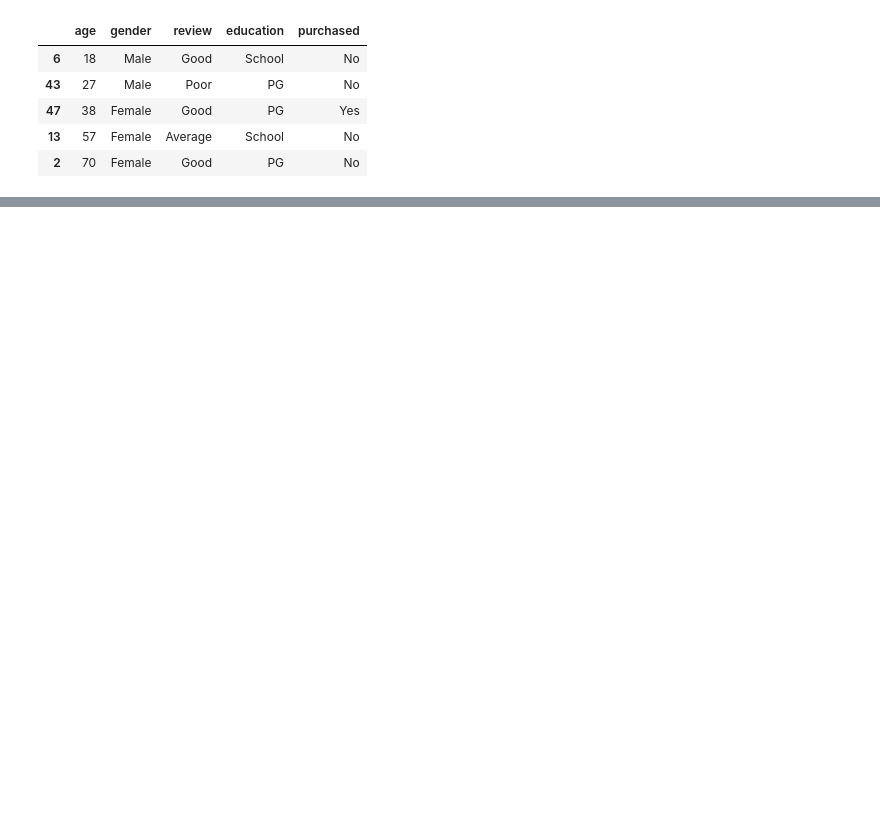
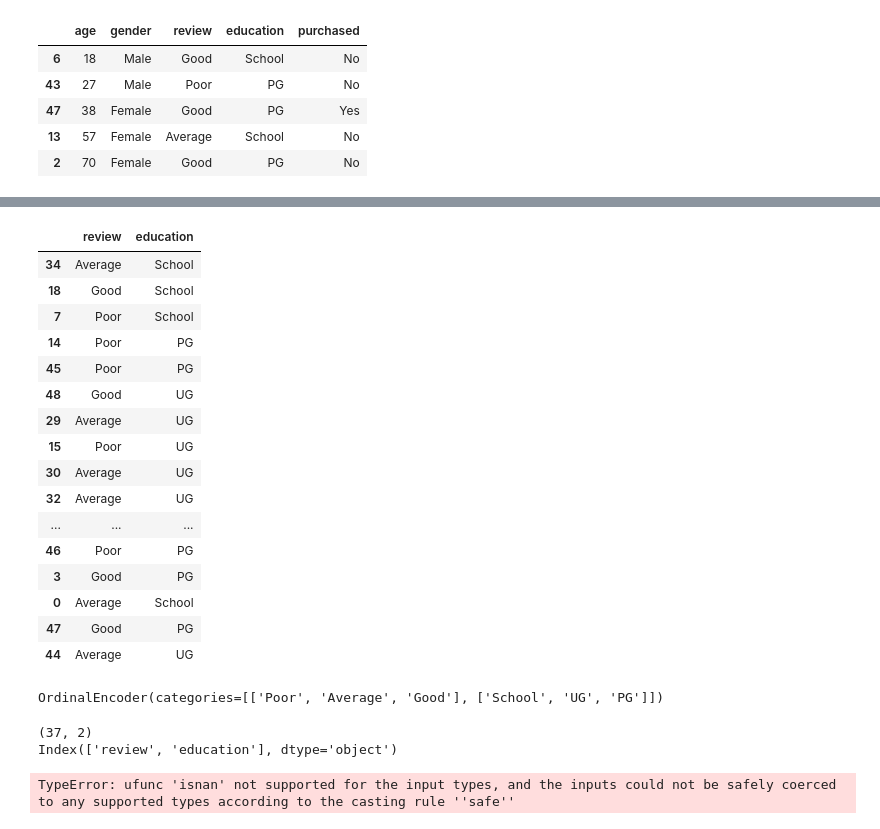
Before and after one commit to charan-poddaturi/ML-practice, a Jupyter notebook: ordinalencoding.ipynb, the cells around one changed output, grey strips where cells are left out. Cells and saved outputs as stored; diff of their text form; code cells hidden in the pictures; blank space fills up the shorter version.

Commit message:
ordinal encoding & label encoding

```diff
--- a/ordinalencoding.ipynb
+++ b/ordinalencoding.ipynb
@@ -11,3 +11,5 @@ df.sample(5)
 | 47 | 38 | Female | Good | PG | Yes |
 | 13 | 57 | Female | Average | School | No |
 | 2 | 70 | Female | Good | PG | No |
+# %%
+df = df.iloc[:,2:]
@@ -13,0 +30,23 @@ df.sample(5)
+# %%
+from sklearn.model_selection import train_test_split
+X_train,X_test,y_train,y_test = train_test_split(df.iloc[:,0:2],df.iloc[:,-1],test_size=0.25,random_state=0)
+# %%
+X_train
+# %% [output]
+|  | review | education |
+| 34 | Average | School |
+| 18 | Good | School |
+| 7 | Poor | School |
+| 14 | Poor | PG |
+| 45 | Poor | PG |
+| 48 | Good | UG |
+| 29 | Average | UG |
+| 15 | Poor | UG |
+| 30 | Average | UG |
+| 32 | Average | UG |
+| ... | ... | ... |
+| 46 | Poor | PG |
+| 3 | Good | PG |
+| 0 | Average | School |
+| 47 | Good | PG |
+| 44 | Average | UG |
@@ -13,0 +57,15 @@ df.sample(5)
+# %%
+oe.fit(X_train)
+# %% [output]
+OrdinalEncoder(categories=[['Poor', 'Average', 'Good'], ['School', 'UG', 'PG']])
+# %%
+print(X_train.shape)
+print(X_train.columns)
+# %% [output]
+(37, 2)
+Index(['review', 'education'], dtype='object')
+# %%
+X_train = oe.transform(X_train)
+X_test = oe.transform(X_test)
+# %% [output]
+TypeError: ufunc 'isnan' not supported for the input types, and the inputs could not be safely coerced to any supported types according to the casting rule ''safe''
```
Also changed, not shown: parts of 7 cells of this notebook.
